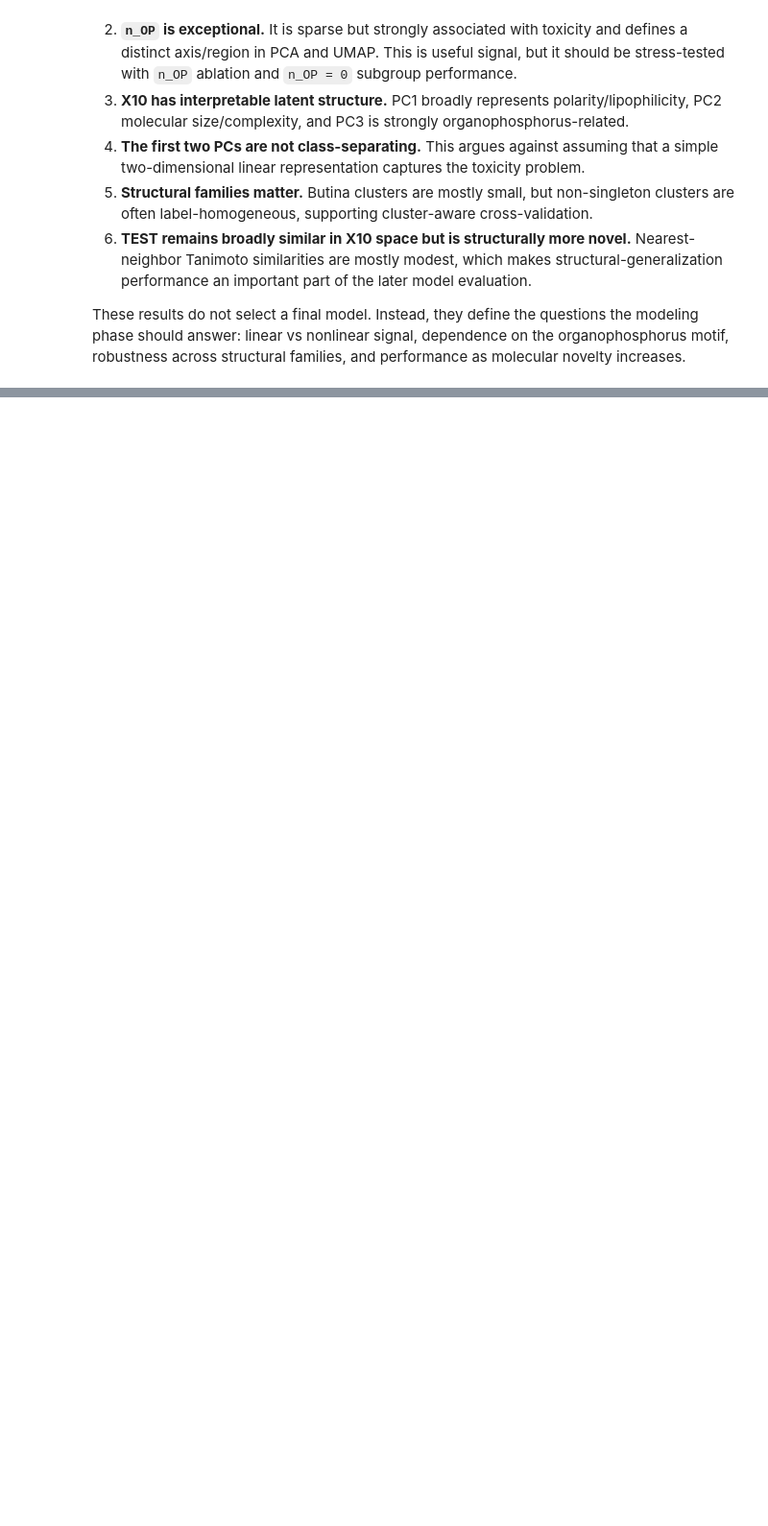
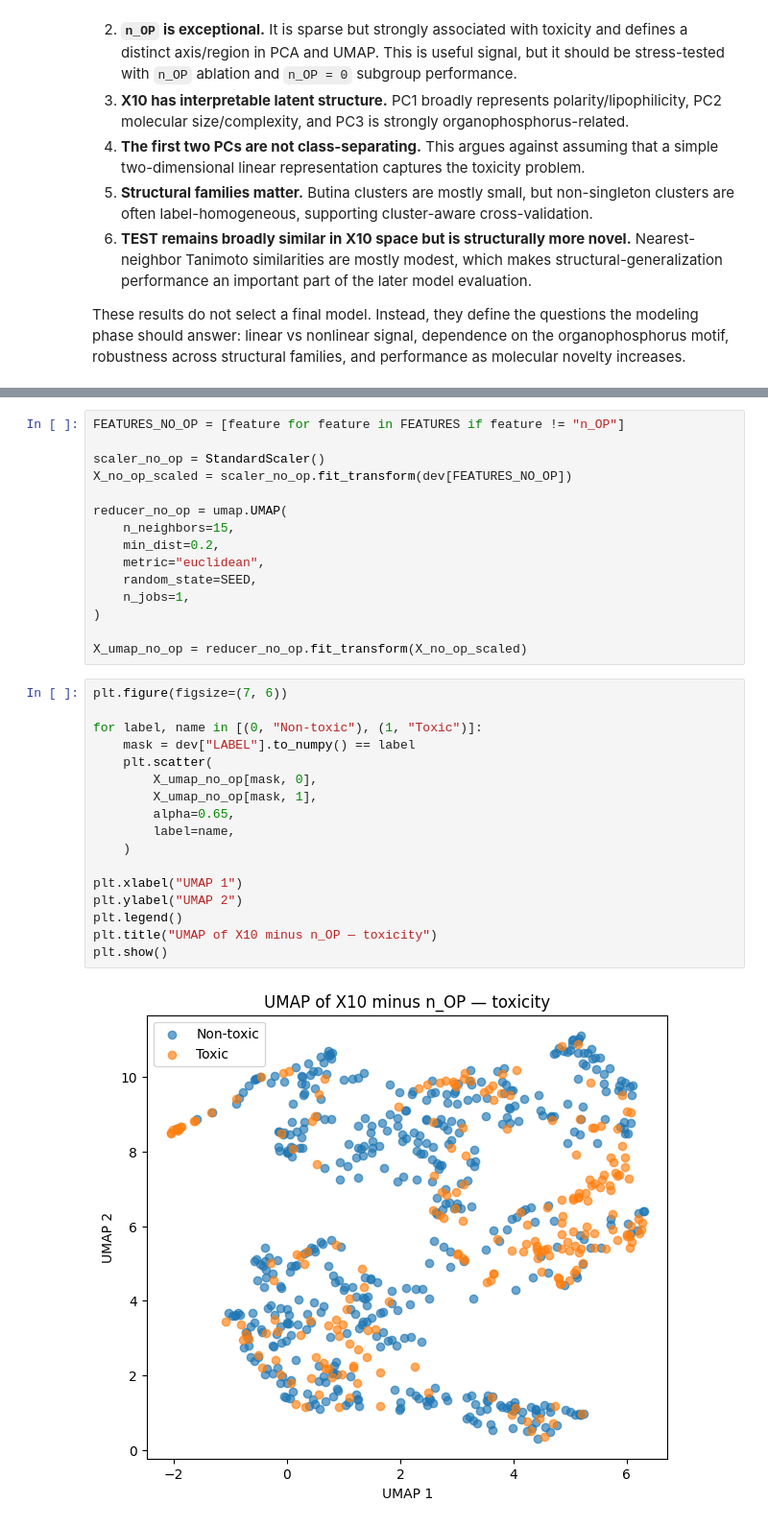
Before and after one commit to andresquesadag/BeeQ, a Jupyter notebook: notebooks/BeeQeeper_phase0.ipynb, the cells around one changed output, grey strips where cells are left out. Shown at 96% size. Drawn from its saved outputs; the diff is of its cells as text; blank space fills up the shorter version.

```diff
--- a/notebooks/BeeQeeper_phase0.ipynb
+++ b/notebooks/BeeQeeper_phase0.ipynb
@@ -1264,0 +1362,34 @@ These results do not select a final model. Instead, they define the questions th
+# %%
+FEATURES_NO_OP = [feature for feature in FEATURES if feature != "n_OP"]
+
+scaler_no_op = StandardScaler()
+X_no_op_scaled = scaler_no_op.fit_transform(dev[FEATURES_NO_OP])
+
+reducer_no_op = umap.UMAP(
+    n_neighbors=15,
+    min_dist=0.2,
+    metric="euclidean",
+    random_state=SEED,
+    n_jobs=1,
+)
+
+X_umap_no_op = reducer_no_op.fit_transform(X_no_op_scaled)
+# %%
+plt.figure(figsize=(7, 6))
+
+for label, name in [(0, "Non-toxic"), (1, "Toxic")]:
+    mask = dev["LABEL"].to_numpy() == label
+    plt.scatter(
+        X_umap_no_op[mask, 0],
+        X_umap_no_op[mask, 1],
+        alpha=0.65,
+        label=name,
+    )
+
+plt.xlabel("UMAP 1")
+plt.ylabel("UMAP 2")
+plt.legend()
+plt.title("UMAP of X10 minus n_OP — toxicity")
+plt.show()
+# %% [output]
+[figure, added]
```
Also changed, not shown: parts of 57 cells of this notebook.
